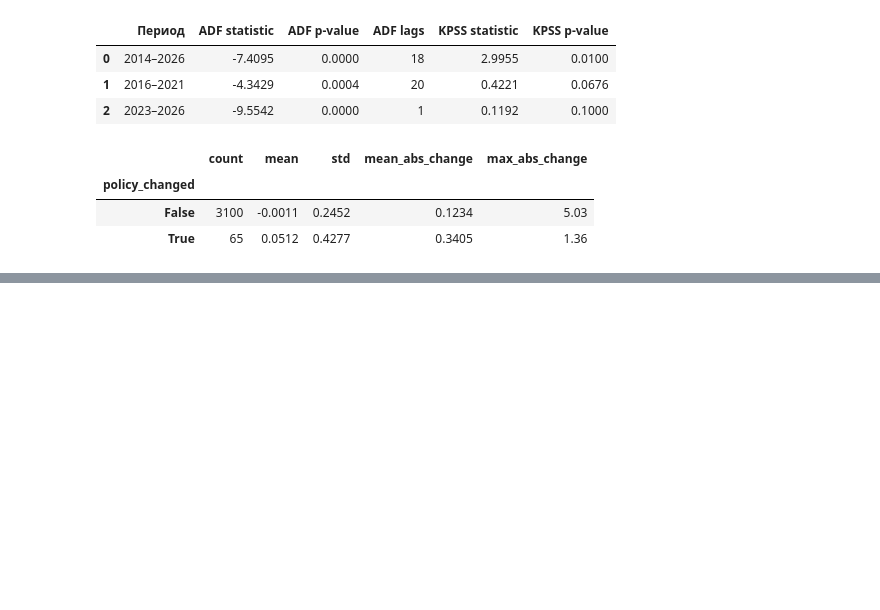
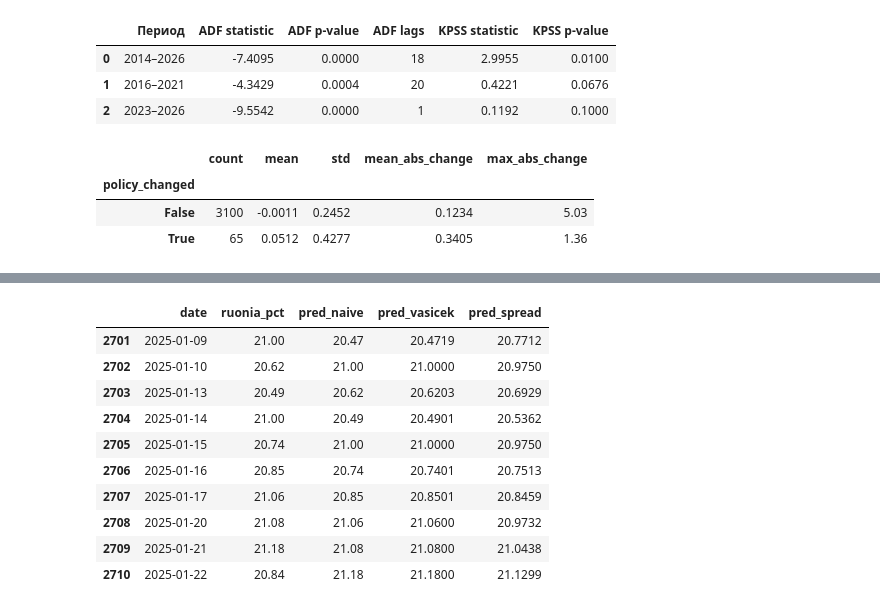
Before and after one commit to blbl-blbl/russian-interest-rate-models, a Jupyter notebook: notebooks/03_ruonia_key_rate_spread.ipynb, the cells around one changed output, grey strips where cells are left out. Drawn from its saved outputs; the diff is of its cells as text; code cells hidden in the pictures; blank space fills up the shorter version.

```diff
--- a/notebooks/03_ruonia_key_rate_spread.ipynb
+++ b/notebooks/03_ruonia_key_rate_spread.ipynb
@@ -223,0 +458,81 @@ display(
+# %%
+# Предыдущее наблюдение RUONIA
+work["ruonia_prev"] = work["ruonia_pct"].shift(1)
+
+# Предыдущий спред
+work["spread_prev"] = work["spread_pp"].shift(1)
+
+# Последняя известная ключевая ставка
+work["key_prev"] = work["key_rate_pct"].shift(1)
+
+# Интервал между наблюдениями
+work["dt_years"] = (
+    work["date"].diff().dt.total_seconds()
+    / (86400 * 365)
+)
+
+# Отбираем тестовую выборку после формирования пар
+test = work[work["date"] >= test_start].copy()
+test = test.dropna(
+    subset=[
+        "ruonia_prev",
+        "spread_prev",
+        "key_prev",
+        "dt_years",
+    ]
+)
+
+assert (test["dt_years"] > 0).all()
+
+dt_test = test["dt_years"].to_numpy()
+
+# 1. Наивная модель
+test["pred_naive"] = test["ruonia_prev"]
+
+# 2. Vasicek RUONIA
+mu_ruonia, _ = conditional_moments(
+    fit_ruonia["a"],
+    fit_ruonia["b"],
+    fit_ruonia["sigma"],
+    test["ruonia_prev"].to_numpy() / 100,
+    dt_test,
+)
+
+test["pred_vasicek"] = mu_ruonia * 100
+
+# 3. Vasicek Spread
+mu_spread, _ = conditional_moments(
+    fit_spread["a"],
+    fit_spread["b"],
+    fit_spread["sigma"],
+    test["spread_prev"].to_numpy() / 100,
+    dt_test,
+)
+
+test["pred_spread"] = (
+    test["key_prev"] + mu_spread * 100
+)
+
+display(
+    test[
+        [
+            "date",
+            "ruonia_pct",
+            "pred_naive",
+            "pred_vasicek",
+            "pred_spread",
+        ]
+    ].head(10).round(4)
+)
+# %% [output]
+|  | date | ruonia_pct | pred_naive | pred_vasicek | pred_spread |
+| 2701 | 2025-01-09 | 21.00 | 20.47 | 20.4719 | 20.7712 |
+| 2702 | 2025-01-10 | 20.62 | 21.00 | 21.0000 | 20.9750 |
+| 2703 | 2025-01-13 | 20.49 | 20.62 | 20.6203 | 20.6929 |
+| 2704 | 2025-01-14 | 21.00 | 20.49 | 20.4901 | 20.5362 |
+| 2705 | 2025-01-15 | 20.74 | 21.00 | 21.0000 | 20.9750 |
+| 2706 | 2025-01-16 | 20.85 | 20.74 | 20.7401 | 20.7513 |
+| 2707 | 2025-01-17 | 21.06 | 20.85 | 20.8501 | 20.8459 |
+| 2708 | 2025-01-20 | 21.08 | 21.06 | 21.0600 | 20.9732 |
+| 2709 | 2025-01-21 | 21.18 | 21.08 | 21.0800 | 21.0438 |
+| 2710 | 2025-01-22 | 20.84 | 21.18 | 21.1800 | 21.1299 |
```
Also changed, not shown: parts of 7 cells of this notebook.
